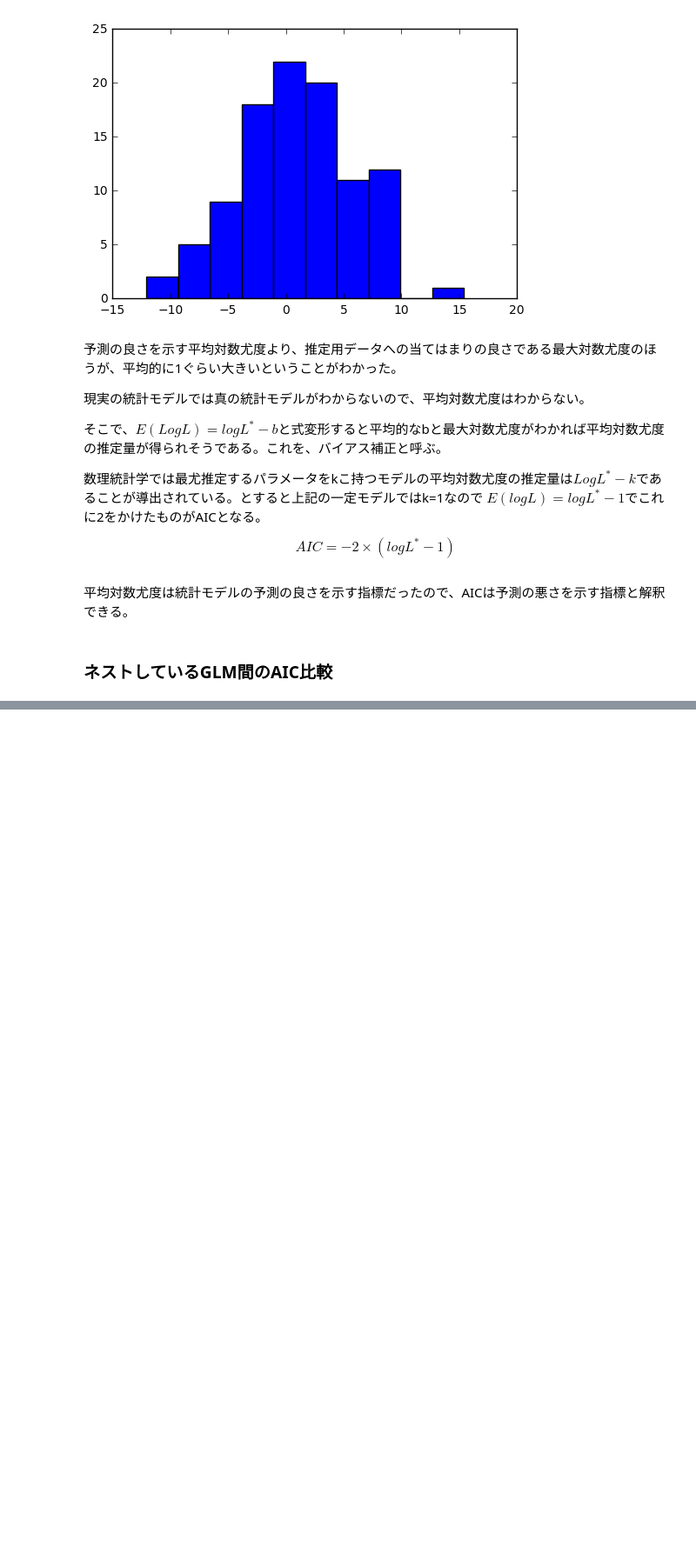
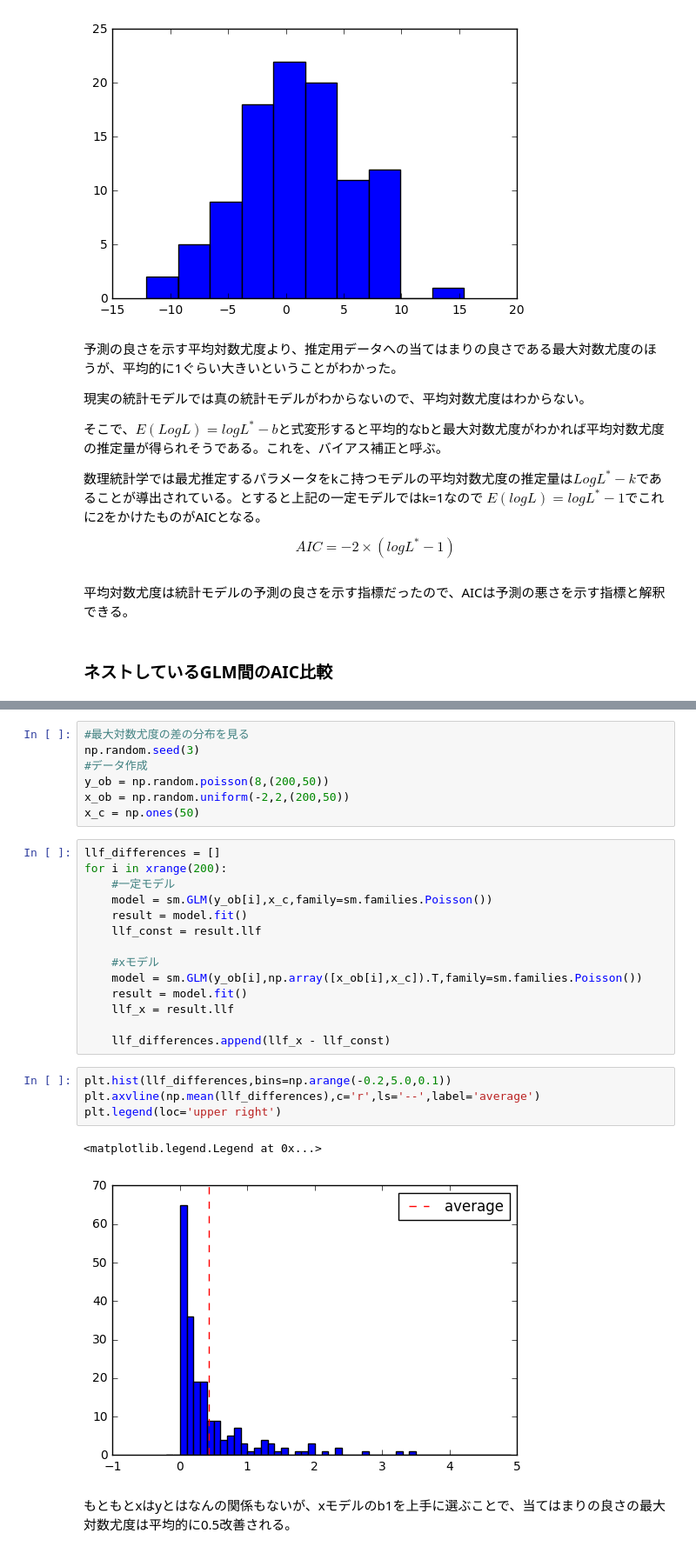
Before and after one commit to kyohei-koga/stastical_modeling_for-_data_analysis, a Jupyter notebook: 04aic_and_goodness_of_prediction_of_models/4-1.ipynb, the cells around one changed output, grey strips where cells are left out. Shown at 87% size. Cells and saved outputs as stored; diff of their text form; blank space fills up the shorter version.

```diff
--- a/04aic_and_goodness_of_prediction_of_models/4-1.ipynb
+++ b/04aic_and_goodness_of_prediction_of_models/4-1.ipynb
@@ -452,0 +461,30 @@ $$AIC=-2\times(logL^{*}-1)$$
+# %%
+#最大対数尤度の差の分布を見る
+np.random.seed(3)
+#データ作成
+y_ob = np.random.poisson(8,(200,50))
+x_ob = np.random.uniform(-2,2,(200,50))
+x_c = np.ones(50)
+# %%
+llf_differences = []
+for i in xrange(200):
+    #一定モデル
+    model = sm.GLM(y_ob[i],x_c,family=sm.families.Poisson())
+    result = model.fit()
+    llf_const = result.llf
+
+    #xモデル
+    model = sm.GLM(y_ob[i],np.array([x_ob[i],x_c]).T,family=sm.families.Poisson())
+    result = model.fit()
+    llf_x = result.llf
+
+    llf_differences.append(llf_x - llf_const)
+# %%
+plt.hist(llf_differences,bins=np.arange(-0.2,5.0,0.1))
+plt.axvline(np.mean(llf_differences),c='r',ls='--',label='average')
+plt.legend(loc='upper right')
+# %% [output]
+<matplotlib.legend.Legend at 0x...>
+[figure, added]
+# %% [markdown]
+もともとxはyとはなんの関係もないが、xモデルのb1を上手に選ぶことで、当てはまりの良さの最大対数尤度は平均的に0.5改善される。
```
Also changed, not shown: parts of 8 cells of this notebook.
